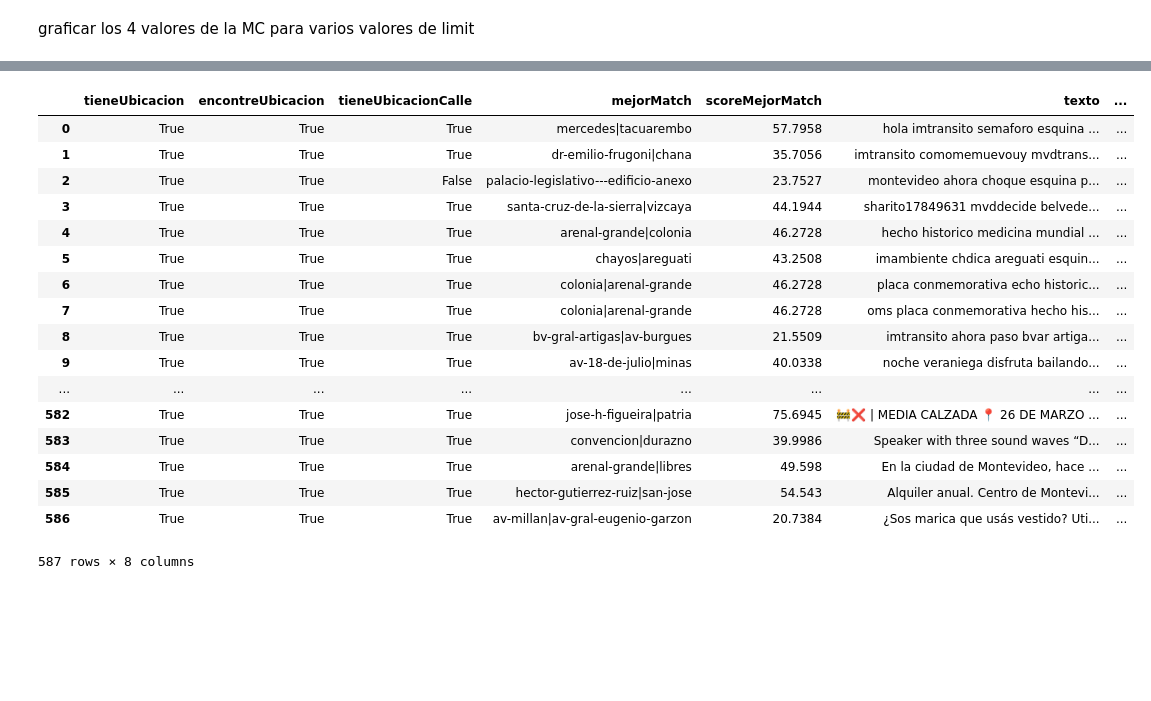
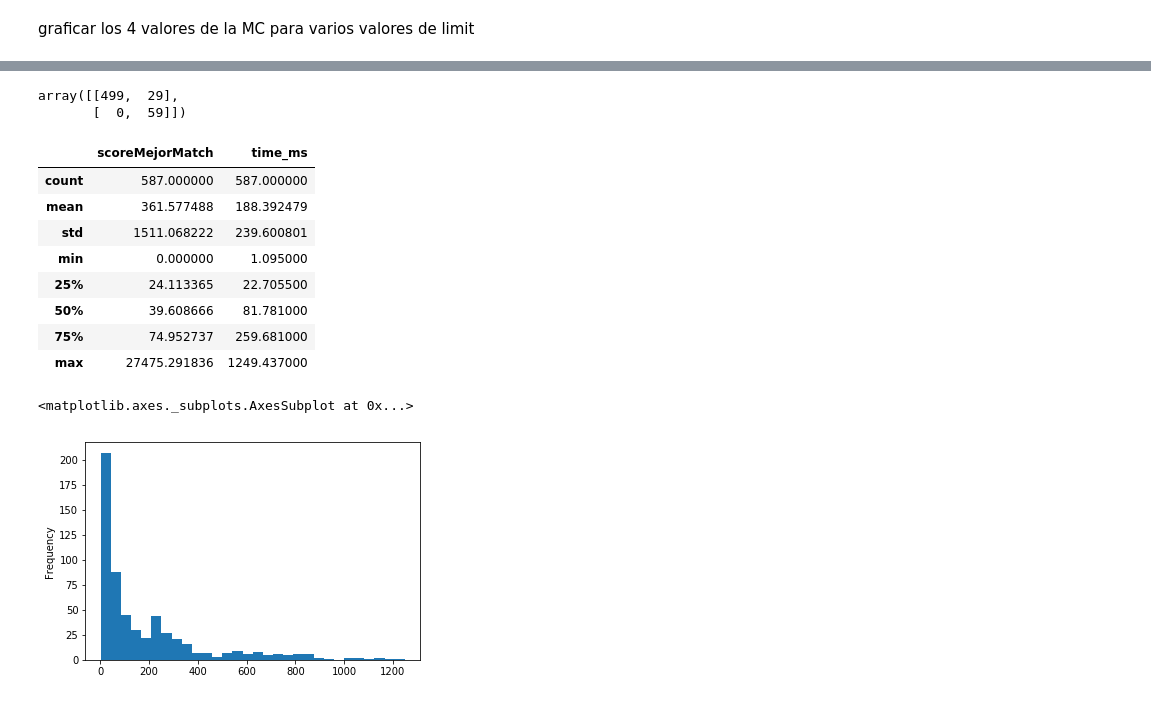
Before and after one commit to raulsperoni/krypton-geo-tagger, a Jupyter notebook: jupyter/notebooks/0.ElasticAnalysis.ipynb, the cells around one changed output, grey strips where cells are left out. Cells and saved outputs as stored; diff of their text form; code cells hidden in the pictures; blank space fills up the shorter version.

```diff
--- a/jupyter/notebooks/0.ElasticAnalysis.ipynb
+++ b/jupyter/notebooks/0.ElasticAnalysis.ipynb
@@ -184,7 +193,10 @@ def getResultObject(result):
             for b in a:
                 for c in b.split(' '):
                     if '<em>' in c:
-                        result_highlights.append(c.replace('<em>','').replace('</em>',''))
+                        hg = c.replace('<em>','').replace('</em>','')
+                        for hg_one in hg.split(','):
+                            if not hg_one in result_highlights:
+                                result_highlights.append(hg_one)
     return {'id':result_id,'geo_type':result_geo_type,'name':result_name, 's_name':result_striped_name,'score':result_score,'geometry':result_geometry, 'highlights':result_highlights}
 # %%
 def complete_search(text,searchResults=500,favorMoreMatches=False):
@@ -196,12 +208,16 @@ def complete_search(text,searchResults=500,favorMoreMatches=False):
     all_results = {}
 
     boost=2
-    negative_boost=0.8
+    negative_boost=0.6
     must_not="la el la las los calle psje 1 mas"
 
     results = boosting_match_bool_search(text,searchResults,boost,negative_boost, must_not)
     for result in results:
         result_object = getResultObject(result)
+        #if len(result_object['highlights'])==0:
+        #    print(text)
+        #    print(result_object)
+        #    print()
         if result_object['geo_type'] == 'LineString':
             line_results[result_object['id']] = result_object
         elif result_object['geo_type'] == 'Point':
@@ -223,31 +239,38 @@ def complete_search(text,searchResults=500,favorMoreMatches=False):
     return results, sorted(match_dict.items(), key = lambda i: i[1]['score'], reverse=True)
 # %%
 import pandas as pd
-def testKit(csv_file_name,line_score_limit=20, point_score_limit=10):
+import numpy as np
+from sklearn.metrics import confusion_matrix as cm
+def testKit(csv_file_name,line_score_limit=300, point_score_limit=100):
     test_set = pd.read_csv(csv_file_name,index_col=0)
     mejorMatch = []
     scoreMejorMatch = []
-    encontreUbicacionCalle = []
     matchType = []
-    encontreUbicacion = []
+    times = []
     for index, row in test_set.iterrows():
+        time1 = time.time()
         results, matches = complete_search(row['texto'],500,True)
+        time2 = time.time()
+        times.append(float('{:.3f}'.format((time2-time1)*1000.0)))
         if any(matches):
             mejorMatch.append(matches[0][0])
-            scoreMejorMatch.append(matches[0][1]['score'])
-            encontreUbicacion.append((matches[0][1]['type'] == 'LINES' and matches[0][1]['score'] >= line_score_limit) or matches[0][1]['score'] >= point_score_limit)
-            encontreUbicacionCalle.append(matches[0][1]['type'] == 'LINES')
+            scoreMejorMatch.append(float(matches[0][1]['score']))
             matchType.append(matches[0][1]['type'])
         else:
             mejorMatch.append('')
-            scoreMejorMatch.append('')
-            encontreUbicacionCalle.append(False)
+            scoreMejorMatch.append(0)
             matchType.append('')
-            encontreUbicacion.append(False)
     test_set['mejorMatch'] = mejorMatch
     test_set['scoreMejorMatch'] = scoreMejorMatch
-    test_set['encontreUbicacionCalle'] = encontreUbicacionCalle
     test_set['matchType'] = matchType
-    test_set['encontreUbicacion'] = encontreUbicacion
+    test_set['time_ms'] = times
+    test_set['encontreUbicacionCalle'] = np.where((test_set['scoreMejorMatch'] > line_score_limit) & (test_set['matchType']=='LINES'), True, False)
+    test_set['encontreUbicacion'] = np.where(test_set['encontreUbicacionCalle'] | ((test_set['scoreMejorMatch'] > point_score_limit) & ((test_set['matchType']=='POINT') | (test_set['matchType']=='POLYGON'))), True, False)
+    tn, fp, fn, tp = cm(test_set['tieneUbicacion'],test_set['encontreUbicacion']).ravel()
+    file_name = 'LINE_LIM:{}_POINT_LIM:{}_TN:{}_FP:{}_FN:{}_TP:{}-{}'.format(line_score_limit,point_score_limit,tn,fp,fn,tp,csv_file_name)
+    test_set.to_csv(file_name)
+    return test_set
+# %%
+test_set = testKit('test_complete.csv')
 # %% [markdown]
 graficar los 4 valores de la MC para varios valores de limit
@@ -254,21 +283,18 @@ graficar los 4 valores de la MC para varios valores de limit
+# %%
+from sklearn.metrics import confusion_matrix as cm
+cm(test_set['tieneUbicacionCalle'],test_set['encontreUbicacionCalle'])
+# %% [output]
+array([[499,  29],
+       [  0,  59]])
 # %%
-test_set
+test_set.describe()
 # %% [output]
-|  | tieneUbicacion | encontreUbicacion | tieneUbicacionCalle | mejorMatch | scoreMejorMatch | texto | ... |
-| 0 | True | True | True | mercedes|tacuarembo | 57.7958 | hola imtransito semaforo esquina ... | ... |
-| 1 | True | True | True | dr-emilio-frugoni|chana | 35.7056 | imtransito comomemuevouy mvdtrans... | ... |
-| 2 | True | True | False | palacio-legislativo---edificio-anexo | 23.7527 | montevideo ahora choque esquina p... | ... |
-| 3 | True | True | True | santa-cruz-de-la-sierra|vizcaya | 44.1944 | sharito17849631 mvddecide belvede... | ... |
-| 4 | True | True | True | arenal-grande|colonia | 46.2728 | hecho historico medicina mundial ... | ... |
-| 5 | True | True | True | chayos|areguati | 43.2508 | imambiente chdica areguati esquin... | ... |
-| 6 | True | True | True | colonia|arenal-grande | 46.2728 | placa conmemorativa echo historic... | ... |
-| 7 | True | True | True | colonia|arenal-grande | 46.2728 | oms placa conmemorativa hecho his... | ... |
-| 8 | True | True | True | bv-gral-artigas|av-burgues | 21.5509 | imtransito ahora paso bvar artiga... | ... |
-| 9 | True | True | True | av-18-de-julio|minas | 40.0338 | noche veraniega disfruta bailando... | ... |
-| ... | ... | ... | ... | ... | ... | ... | ... |
-| 582 | True | True | True | jose-h-figueira|patria | 75.6945 | 🚧❌ | MEDIA CALZADA 📍 26 DE MARZO ... | ... |
-| 583 | True | True | True | convencion|durazno | 39.9986 | Speaker with three sound waves “D... | ... |
-| 584 | True | True | True | arenal-grande|libres | 49.598 | En la ciudad de Montevideo, hace ... | ... |
-| 585 | True | True | True | hector-gutierrez-ruiz|san-jose | 54.543 | Alquiler anual. Centro de Montevi... | ... |
-| 586 | True | True | True | av-millan|av-gral-eugenio-garzon | 20.7384 | ¿Sos marica que usás vestido? Uti... | ... |
+|  | scoreMejorMatch | time_ms |
+| count | 587.000000 | 587.000000 |
+| mean | 361.577488 | 188.392479 |
+| std | 1511.068222 | 239.600801 |
+| min | 0.000000 | 1.095000 |
+| 25% | 24.113365 | 22.705500 |
+| 50% | 39.608666 | 81.781000 |
+| 75% | 74.952737 | 259.681000 |
+| max | 27475.291836 | 1249.437000 |
-587 rows × 8 columns
@@ -274,0 +303,5 @@ test_set
+# %%
+test_set.time_ms.plot.hist(bins=30)
+# %% [output]
+<matplotlib.axes._subplots.AxesSubplot at 0x...>
+[figure, added]
```
Also changed, not shown: parts of 13 cells of this notebook, 2 other files.
